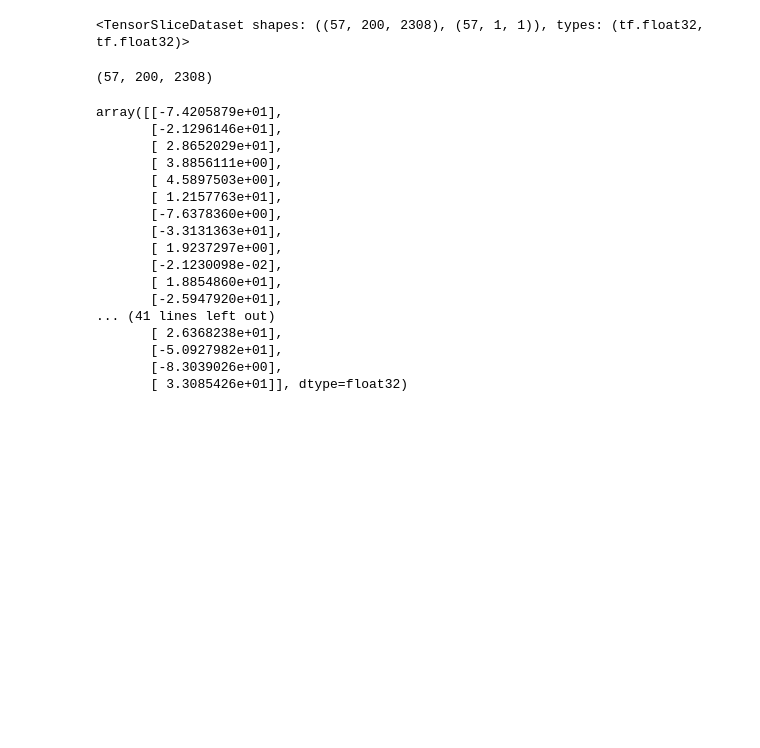
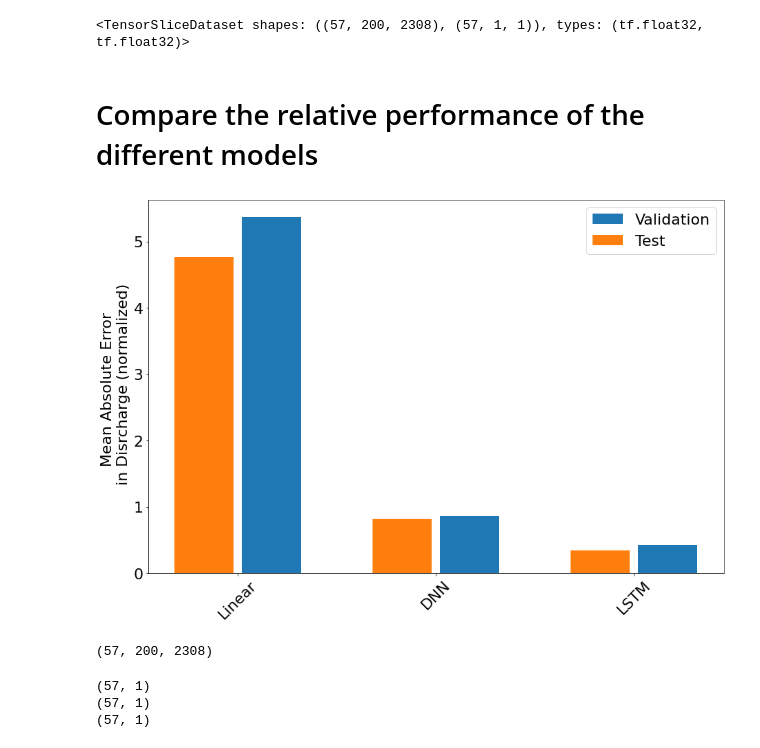
Before and after one commit to epic-research-group/das-to-discharge, a Jupyter notebook: simple_workflow_test.ipynb, the cells around one changed output. Saved outputs shown, nothing was run; the diff lists cells and outputs as text; code cells hidden in the pictures; blank space fills up the shorter version.

```diff
--- a/simple_workflow_test.ipynb
+++ b/simple_workflow_test.ipynb
@@ -211,6 +205,26 @@ plt.show()
 multi_step_window_shuffled.test
 # %% [output]
 <TensorSliceDataset shapes: ((57, 200, 2308), (57, 1, 1)), types: (tf.float32, tf.float32)>
+# %% [markdown]
+# Compare the relative performance of the different models
+# %%
+x = np.arange(3)
+width = 0.3
+
+fig,ax = plt.subplots(figsize=(15,10))
+fig.patch.set_facecolor('white')
+val_perfs = [ val_performance_linear[1], val_performance_dnn[1], val_performance[1]]
+test_perfs = [ performance_linear[1], performance_dnn[1], performance[1]]
+
+plt.bar(x + 0.17, val_perfs, width, label='Validation')
+plt.bar(x - 0.17, test_perfs, width, label='Test')
+
+plt.ylabel('Mean Absolute Error \n in Disrcharge (normalized)')
+
+plt.xticks(ticks=x, labels=('Linear','DNN','LSTM') ,rotation=45)
+_ = plt.legend()
+# %% [output]
+[figure, added]
 # %%
 test_inputs = []
 for element in multi_step_window_shuffled.test.as_numpy_iterator():
@@ -228,25 +242,13 @@ predictions_lstm = lstm_model.predict(test_inputs)
 predictions_linear = linear.predict(test_inputs)
 predictions_dnn = dnn_model.predict(test_inputs)
 # %%
-predictions_linear
+print(predictions_lstm.shape)
+print(predictions_linear.shape)
+print(predictions_dnn.shape)
 # %% [output]
-array([[-7.4205879e+01],
-       [-2.1296146e+01],
-       [ 2.8652029e+01],
-       [ 3.8856111e+00],
-       [ 4.5897503e+00],
-       [ 1.2157763e+01],
-       [-7.6378360e+00],
-       [-3.3131363e+01],
-       [ 1.9237297e+00],
-       [-2.1230098e-02],
-       [ 1.8854860e+01],
-       [-2.5947920e+01],
-... (41 lines left out)
-       [ 2.6368238e+01],
-       [-5.0927982e+01],
-       [-8.3039026e+00],
-       [ 3.3085426e+01]], dtype=float32)
+(57, 1)
+(57, 1)
+(57, 1)
 # %%
 test_set = []
 for element in multi_step_window_shuffled.test.as_numpy_iterator():
```
Also changed, not shown: parts of 11 cells of this notebook.
